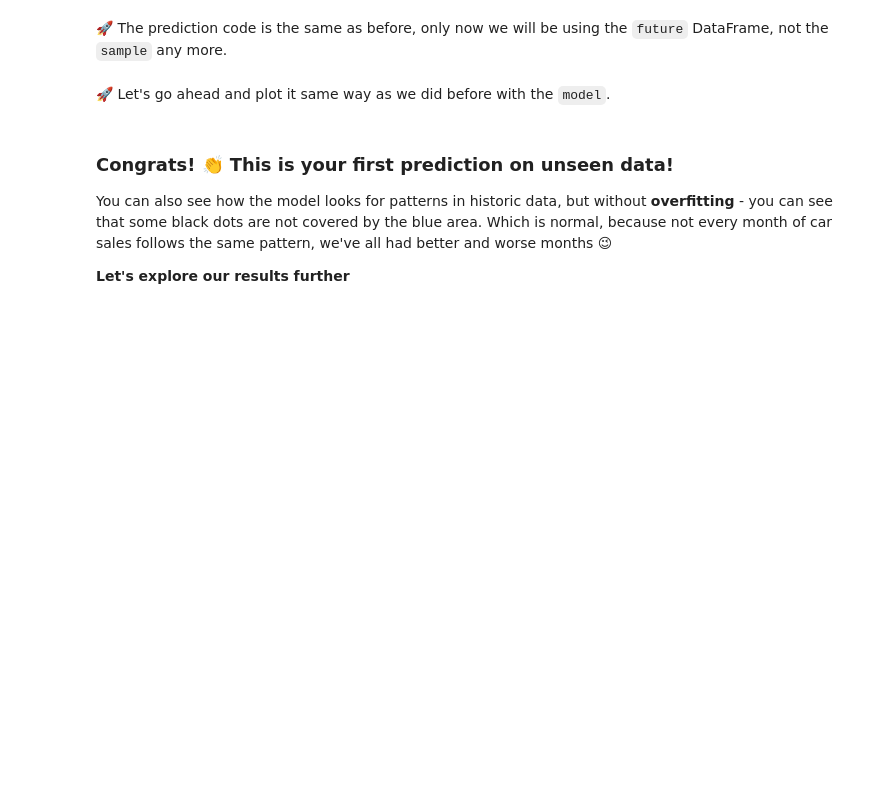
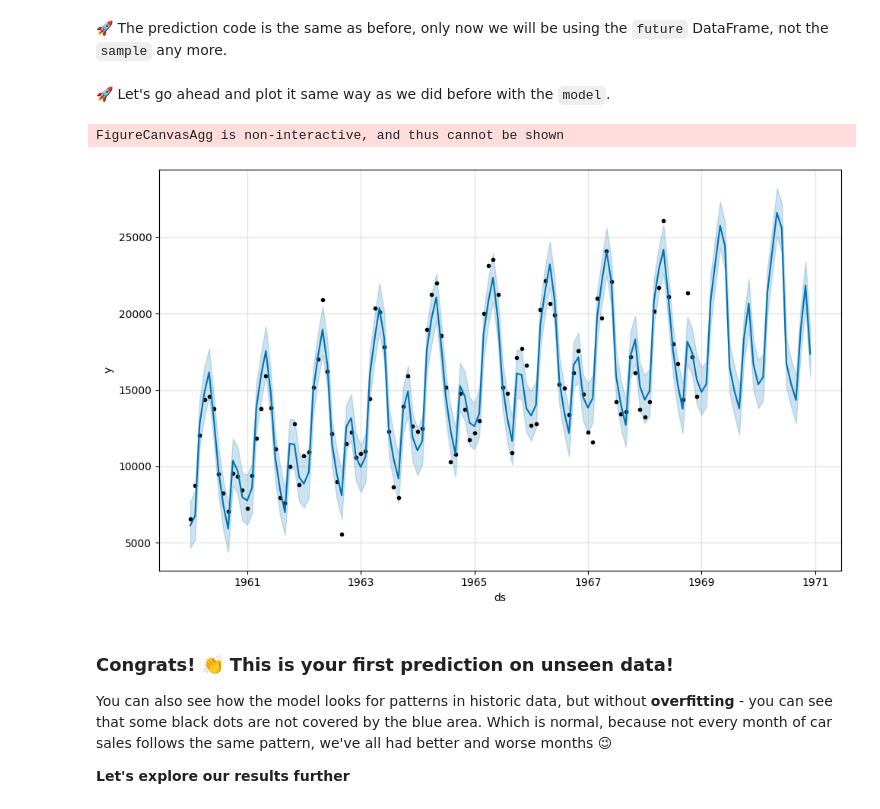
Before and after one commit to olamarujo/le_wagon-python, a Jupyter notebook: 09- Class/02- Introdution to Prophet/02_Introduction_to_Prophet.ipynb, the cells around one changed output. Drawn from its saved outputs; the diff is of its cells as text; code cells hidden in the pictures; blank space fills up the shorter version.

```diff
--- a/09- Class/02- Introdution to Prophet/02_Introduction_to_Prophet.ipynb
+++ b/09- Class/02- Introdution to Prophet/02_Introduction_to_Prophet.ipynb
@@ -156,3 +223,5 @@ Luckily `prophet` comes with some amazing tools for predictions, including the [
+# %%
+future = model.make_future_dataframe(periods=24, freq='ME')
 # %% [markdown]
 You'll see that what it does is **append** the new months to the existing data - very useful, since we want to connect the two for an uninterrupted chart.
 # %% [markdown]
@@ -162,2 +229,4 @@ You'll see that what it does is **append** the new months to the existing data -
+# %%
+forecast = model.predict(future)
 # %% [markdown]
 🚀 Let's go ahead and plot it same way as we did before with the `model`.
@@ -166,3 +233,8 @@ You'll see that what it does is **append** the new months to the existing data -
+# %%
+model.plot(forecast).show()
+# %% [output]
+FigureCanvasAgg is non-interactive, and thus cannot be shown
+[figure, added]
 # %% [markdown]
 ### Congrats! 👏 This is your first prediction on unseen data!
 
```
Also changed, not shown: parts of 36 cells of this notebook, 8 other files.
